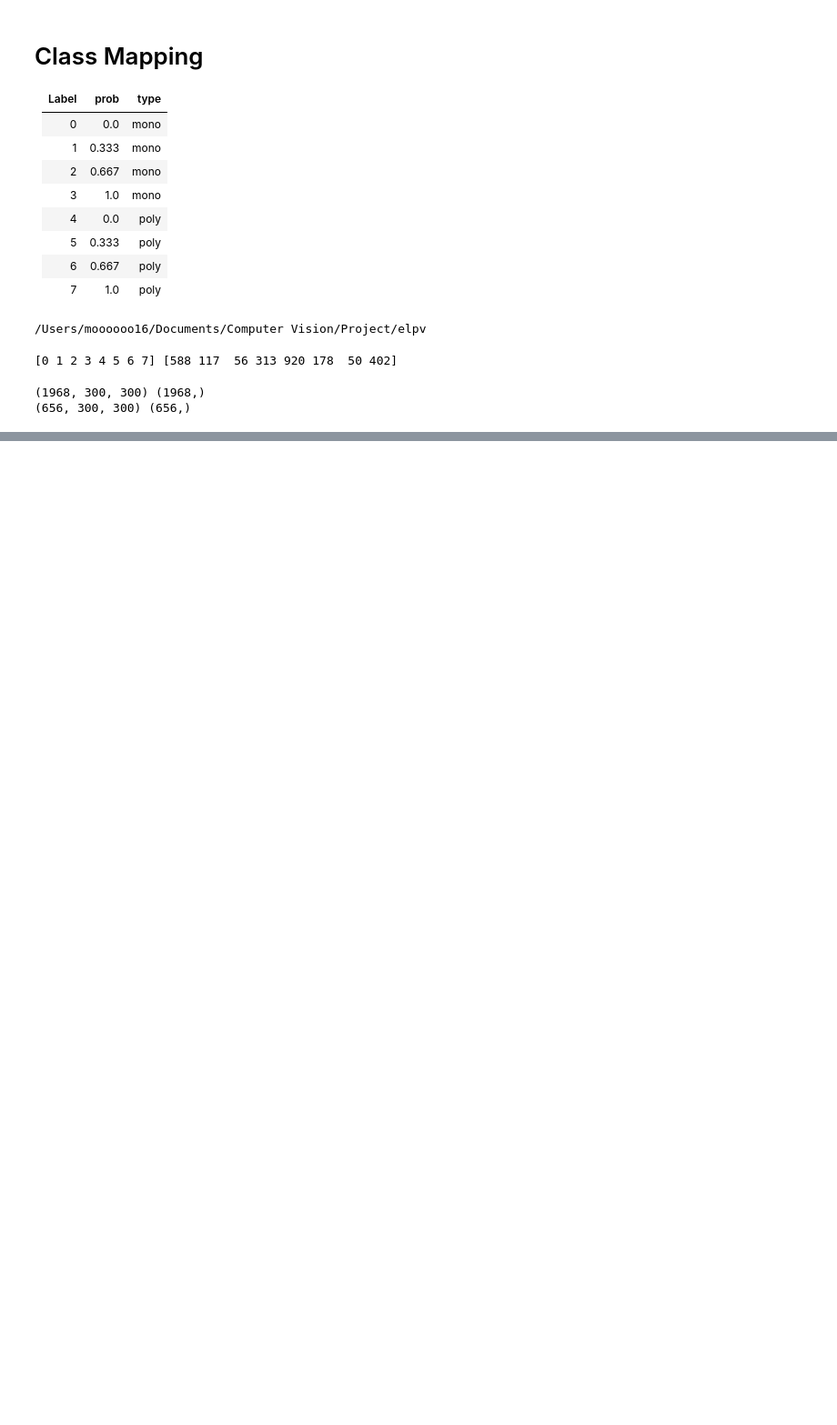
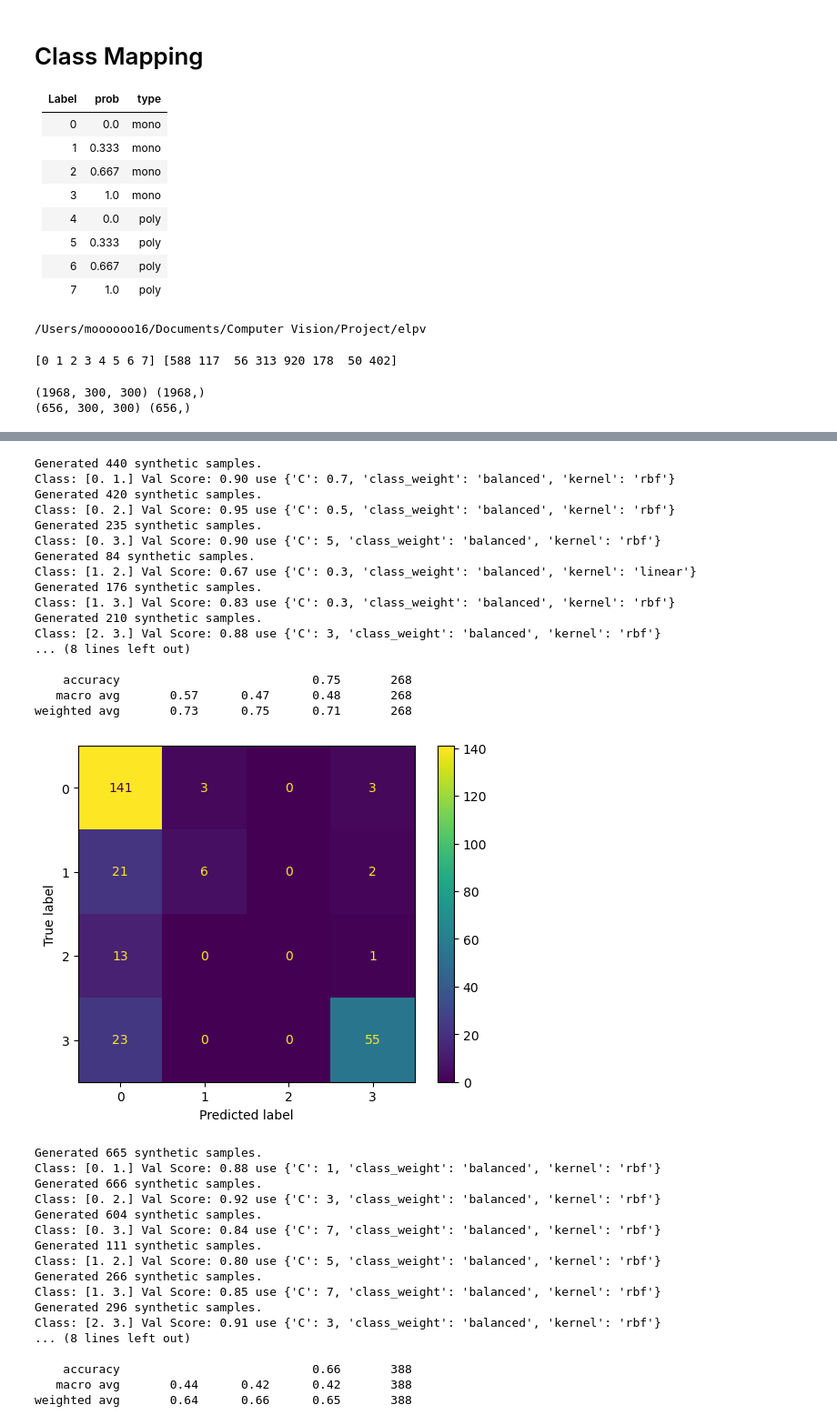
Before and after one commit to moooooo16/ELPV_Classification, a Jupyter notebook: elpv/src/hog.ipynb, the cells around one changed output, grey strips where cells are left out. Shown at 91% size. Drawn from its saved outputs; the diff is of its cells as text; code cells hidden in the pictures; blank space fills up the shorter version.

```diff
--- a/elpv/src/hog.ipynb
+++ b/elpv/src/hog.ipynb
@@ -264,0 +345,51 @@ weighted avg       0.68      0.69      0.66       656
+# %%
+
+ovo_metrics = []
+accs = []
+f1s=[]
+for name in data_sets.keys():
+    train_X, train_y, test_X, test_y = data_sets[name]
+    up_clfs = up_sampling(train_X, train_y, total_classes=np.unique(train_y), **smote_params)
+    _, votes, counts = vote(test_X, up_clfs)
+    acc, f1 = get_report(test_y, votes, name)
+    ovo_metrics.append((name, "{:.2f}".format(acc), "{:.2f}".format(f1)))
+
+
+with open(os.path.join(OUT_PATH, 'hog_ovo_metrics.pkl'), 'wb') as f:
+    pickle.dump(ovo_metrics, f)
+# %% [output]
+Generated 440 synthetic samples.
+Class: [0. 1.] Val Score: 0.90 use {'C': 0.7, 'class_weight': 'balanced', 'kernel': 'rbf'}
+Generated 420 synthetic samples.
+Class: [0. 2.] Val Score: 0.95 use {'C': 0.5, 'class_weight': 'balanced', 'kernel': 'rbf'}
+Generated 235 synthetic samples.
+Class: [0. 3.] Val Score: 0.90 use {'C': 5, 'class_weight': 'balanced', 'kernel': 'rbf'}
+Generated 84 synthetic samples.
+Class: [1. 2.] Val Score: 0.67 use {'C': 0.3, 'class_weight': 'balanced', 'kernel': 'linear'}
+Generated 176 synthetic samples.
+Class: [1. 3.] Val Score: 0.83 use {'C': 0.3, 'class_weight': 'balanced', 'kernel': 'rbf'}
+Generated 210 synthetic samples.
+Class: [2. 3.] Val Score: 0.88 use {'C': 3, 'class_weight': 'balanced', 'kernel': 'rbf'}
+... (8 lines left out)
+
+    accuracy                           0.75       268
+   macro avg       0.57      0.47      0.48       268
+weighted avg       0.73      0.75      0.71       268
+[figure, added]
+Generated 665 synthetic samples.
+Class: [0. 1.] Val Score: 0.88 use {'C': 1, 'class_weight': 'balanced', 'kernel': 'rbf'}
+Generated 666 synthetic samples.
+Class: [0. 2.] Val Score: 0.92 use {'C': 3, 'class_weight': 'balanced', 'kernel': 'rbf'}
+Generated 604 synthetic samples.
+Class: [0. 3.] Val Score: 0.84 use {'C': 7, 'class_weight': 'balanced', 'kernel': 'rbf'}
+Generated 111 synthetic samples.
+Class: [1. 2.] Val Score: 0.80 use {'C': 5, 'class_weight': 'balanced', 'kernel': 'rbf'}
+Generated 266 synthetic samples.
+Class: [1. 3.] Val Score: 0.85 use {'C': 7, 'class_weight': 'balanced', 'kernel': 'rbf'}
+Generated 296 synthetic samples.
+Class: [2. 3.] Val Score: 0.91 use {'C': 3, 'class_weight': 'balanced', 'kernel': 'rbf'}
+... (8 lines left out)
+
+    accuracy                           0.66       388
+   macro avg       0.44      0.42      0.42       388
+weighted avg       0.64      0.66      0.65       388
```
Also changed, not shown: parts of 12 cells of this notebook, 13 other files.
